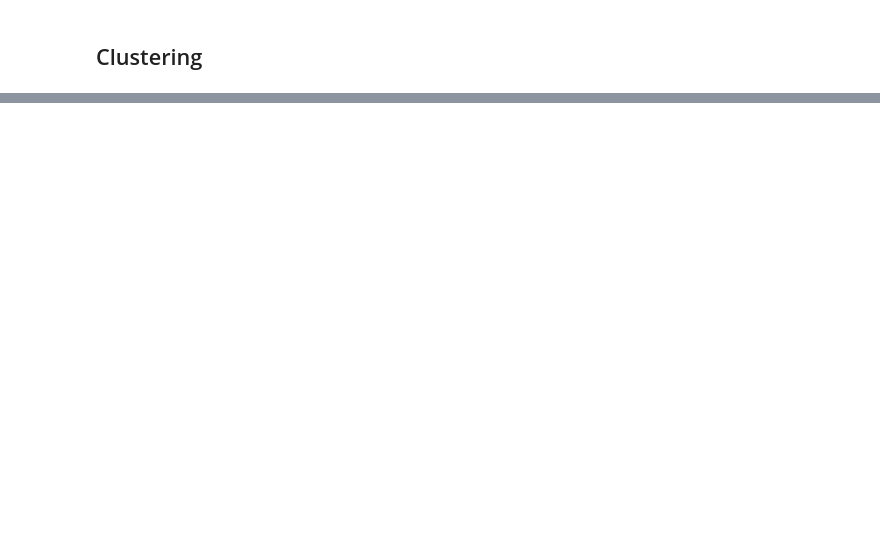
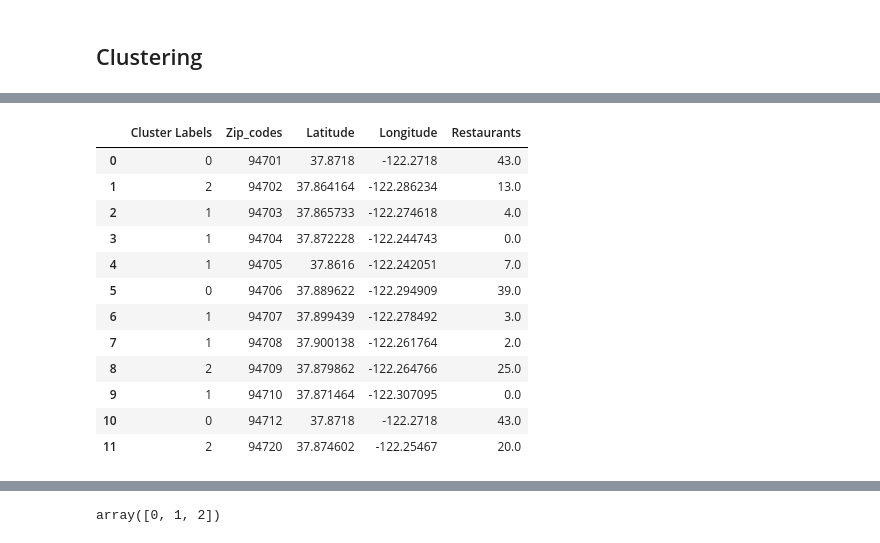
Before and after one commit to facamposv19/Datasciencecapstone, a Jupyter notebook: Coursera Data capstone.ipynb, the cells around one changed output, grey strips where cells are left out. Cells and saved outputs as stored; diff of their text form; code cells hidden in the pictures; blank space fills up the shorter version.

```diff
--- a/Coursera Data capstone.ipynb
+++ b/Coursera Data capstone.ipynb
@@ -338,0 +268,6 @@ neighborhoods_venues_sorted.head()
+# %%
+restaurants = berkeley_venues['Zip_codes'].value_counts(sort=False)
+restaurants.sort_index(inplace=True)
+restaurants = pd.DataFrame(data=restaurants)
+restaurants.rename(columns={'Zip_codes':'Restaurants'}, inplace=True)
+restaurants.sort_values(by='Restaurants',ascending=False)
@@ -338,0 +286,4 @@ neighborhoods_venues_sorted.head()
+# %%
+df = df.merge(restaurants,left_on='Zip_codes',right_index=True,how='left')
+df.fillna(value=0,inplace=True)
+df
@@ -340,13 +305,13 @@ neighborhoods_venues_sorted.head()
 ## Clustering
 # %%
 # set number of clusters
-kclusters = 5
+kclusters = 3
 
-toronto_grouped_clustering = toronto_grouped.drop('Neighborhood', 1)
+Berkeley_grouped_clustering = df.drop('Zip_codes', 1)
 
 # run k-means clustering
-kmeans = KMeans(n_clusters=kclusters, random_state=0).fit(toronto_grouped_clustering)
+kmeans = KMeans(n_clusters=kclusters, random_state=0).fit(Berkeley_grouped_clustering)
 
 # check cluster labels generated for each row in the dataframe
-kmeans.labels_[0:10]
+kmeans.labels_
 # %% [output]
@@ -390,3 +319,22 @@ toronto_merged.head() # check the last columns!
+# %%
+# add clustering labels
+df.insert(0, 'Cluster Labels', kmeans.labels_)
+
+df
+# %% [output]
+|  | Cluster Labels | Zip_codes | Latitude | Longitude | Restaurants |
+| 0 | 0 | 94701 | 37.8718 | -122.2718 | 43.0 |
+| 1 | 2 | 94702 | 37.864164 | -122.286234 | 13.0 |
+| 2 | 1 | 94703 | 37.865733 | -122.274618 | 4.0 |
+| 3 | 1 | 94704 | 37.872228 | -122.244743 | 0.0 |
+| 4 | 1 | 94705 | 37.8616 | -122.242051 | 7.0 |
+| 5 | 0 | 94706 | 37.889622 | -122.294909 | 39.0 |
+| 6 | 1 | 94707 | 37.899439 | -122.278492 | 3.0 |
+| 7 | 1 | 94708 | 37.900138 | -122.261764 | 2.0 |
+| 8 | 2 | 94709 | 37.879862 | -122.264766 | 25.0 |
+| 9 | 1 | 94710 | 37.871464 | -122.307095 | 0.0 |
+| 10 | 0 | 94712 | 37.8718 | -122.2718 | 43.0 |
+| 11 | 2 | 94720 | 37.874602 | -122.25467 | 20.0 |
 # %%
 # create map
 map_clusters = folium.Map(location=[latitude, longitude], zoom_start=11)
@@ -413,3 +361,7 @@ for lat, lon, poi, cluster in zip(toronto_merged['Latitude'], toronto_merged['Lo
 map_clusters
 # %% [output]
 [interactive output not drawn]
+# %%
+x
+# %% [output]
+array([0, 1, 2])
```
Also changed, not shown: parts of 28 cells of this notebook, 1 other file.
